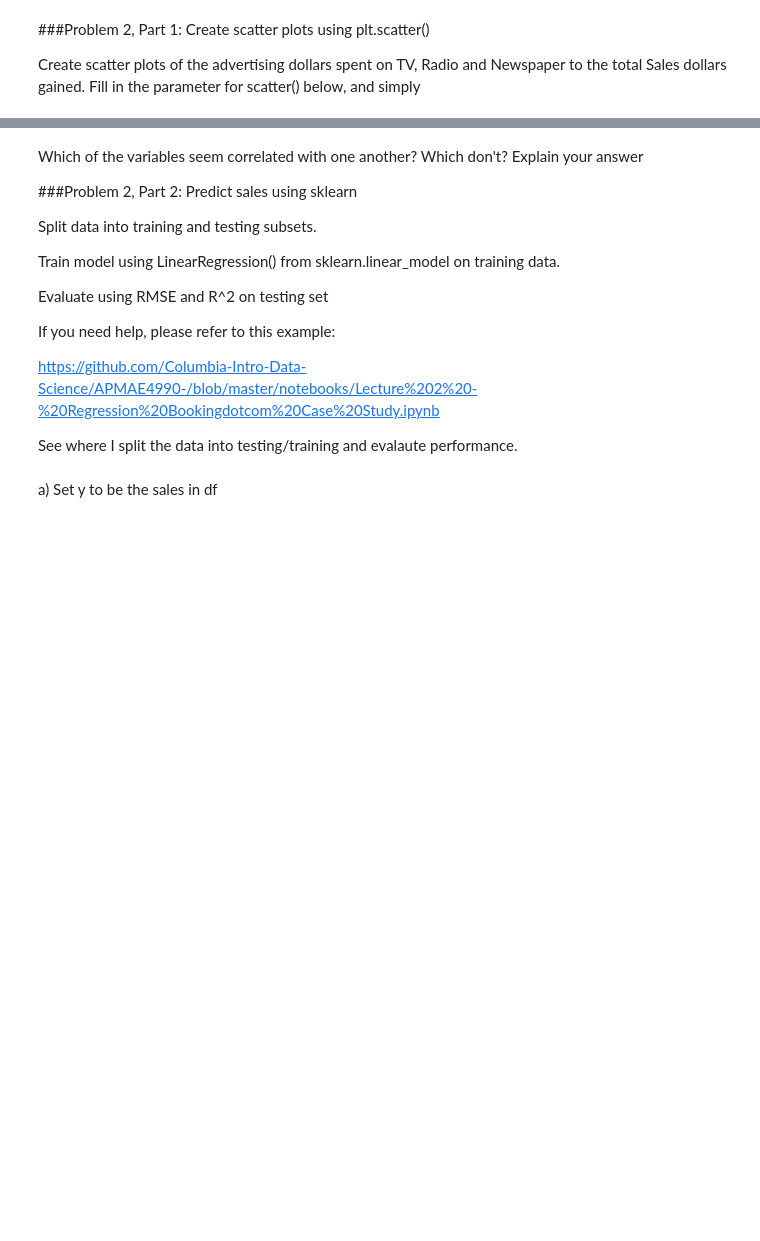
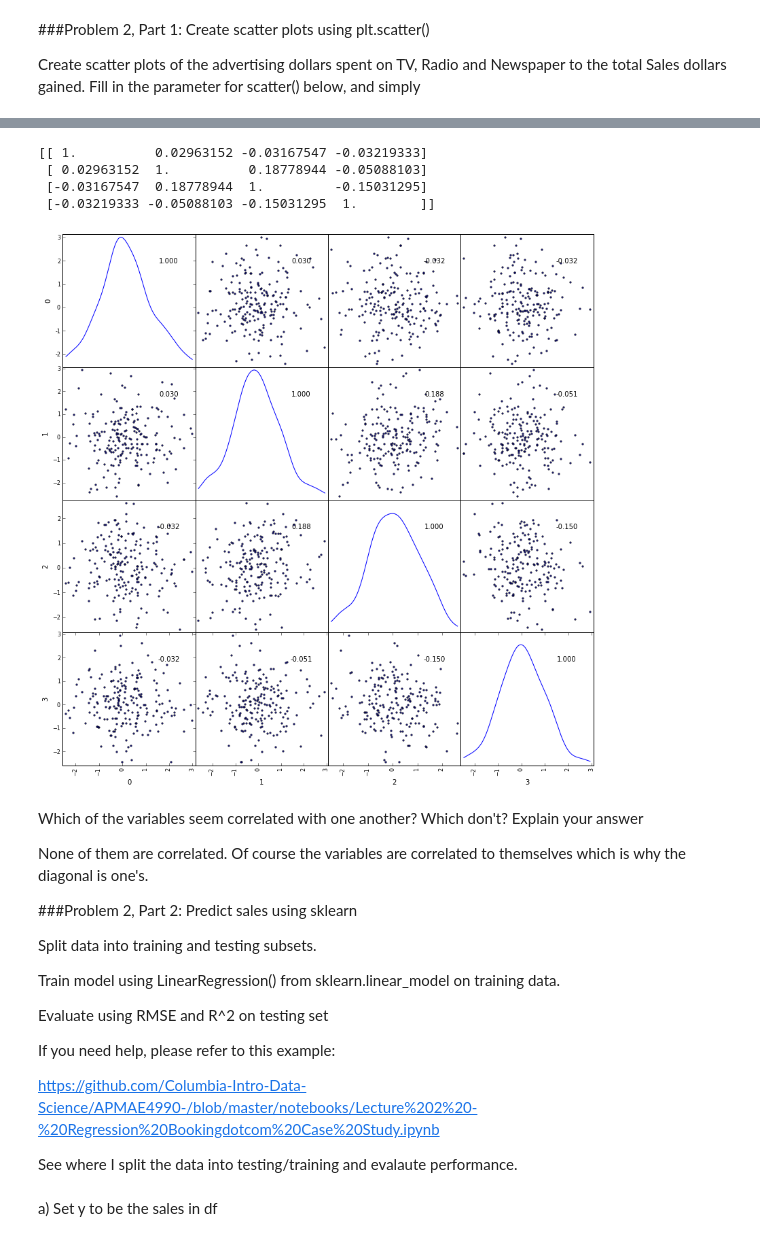
Before and after one commit to Columbia-Intro-Data-Science/python-introduction-puthes, a Jupyter notebook: homework1.ipynb, the cells around one changed output, grey strips where cells are left out. Drawn from its saved outputs; the diff is of its cells as text; code cells hidden in the pictures; blank space fills up the shorter version.

```diff
--- a/homework1.ipynb
+++ b/homework1.ipynb
@@ -121,5 +144,25 @@ from pandas.tools.plotting import scatter_matrix
+# %%
+from pandas.tools.plotting import scatter_matrix
+
+df1 = pd.DataFrame(numpy.random.randn(200, 4), df)
+axes = pd.tools.plotting.scatter_matrix(df1, alpha=0.8, figsize=(14, 14), diagonal='kde')
+corr = df1.corr().as_matrix()
+print corr
+for i in range (0,4):
+    for j in range(0,4):
+        axes[i, j].annotate("%.3f" %corr[i,j], (0.8, 0.8), xycoords='axes fraction', ha='center', va='center')
+plt.show()
+# %% [output]
+[[ 1.          0.02963152 -0.03167547 -0.03219333]
+ [ 0.02963152  1.          0.18778944 -0.05088103]
+ [-0.03167547  0.18778944  1.         -0.15031295]
+ [-0.03219333 -0.05088103 -0.15031295  1.        ]]
+[figure, added]
 # %% [markdown]
 Which of the variables seem correlated with one another? Which don't? Explain your answer
+
+None of them are correlated.  Of course the variables are correlated to themselves which is why the diagonal is one's.
+
 
 ###Problem 2, Part 2: Predict sales using sklearn
 
```
Also changed, not shown: parts of 23 cells of this notebook.
